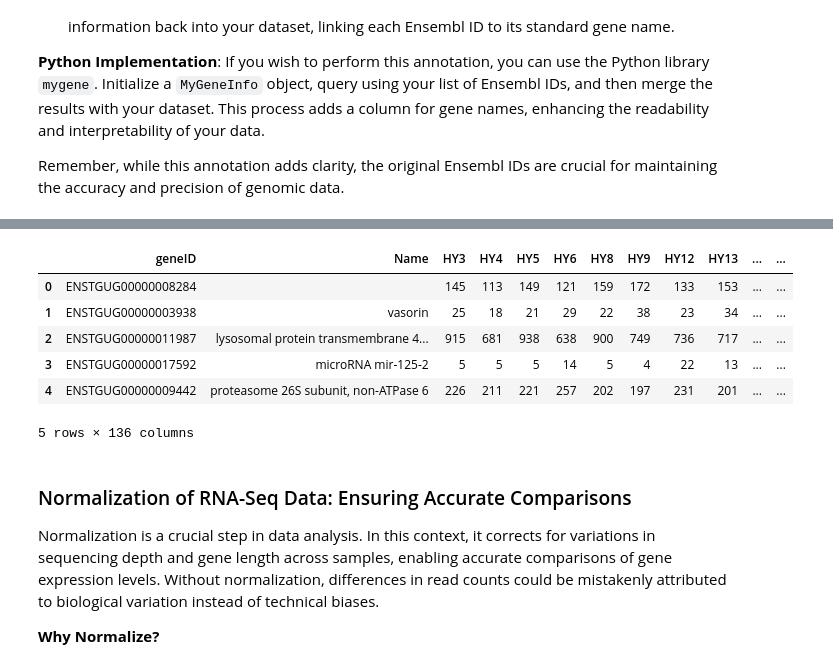
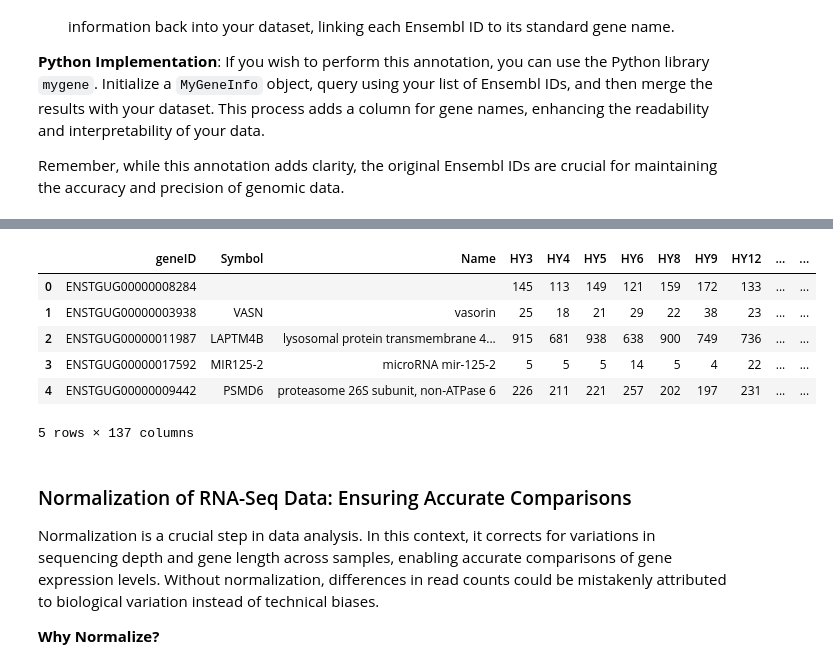
Before and after one commit to alirezanobakht13/Intro-bioinformatics, a Jupyter notebook: tasks/the-songbird-study/SongBirdStudy.ipynb, the cells around one changed output, grey strips where cells are left out. Saved outputs shown, nothing was run; the diff lists cells and outputs as text; code cells hidden in the pictures.

```diff
--- a/tasks/the-songbird-study/SongBirdStudy.ipynb
+++ b/tasks/the-songbird-study/SongBirdStudy.ipynb
@@ -139,5 +139,13 @@ for package in REQUIRED_PACKAGES:
         print('{} is NOT installed'.format(package))
         install(package)
         print('{} was successfully installed.'.format(package))
+
+
+colab = True
+pre_dir = ''
+if colab:
+    from google.colab import drive
+    drive.mount('/content/drive')
+    pre_dir = '/content/drive/MyDrive/University/Master/Intro_to_inf/'
 # %% [output]
 biopython (1.83) is installed
@@ -301,8 +302,8 @@ Remember, while this annotation adds clarity, the original Ensembl IDs are cruci
 from pathlib import Path
 import json
 # Download information into a local file for a faster access
-gene_names_file = Path("./dataset/gene_names.json")
-expression_data = pd.read_csv('./dataset/GSE203528_readcount.xls', sep='\t')
+gene_names_file = Path(pre_dir + "./dataset/gene_names.json")
+expression_data = pd.read_csv(pre_dir + './dataset/GSE203528_readcount.xls', sep='\t')
 # %%
 from mygene import MyGeneInfo
 
@@ -313,9 +314,12 @@ if not gene_names_file.exists():
 
     for info in downloaded_gene_info:
         if info["query"] in gene_name_dict:
-            gene_name_dict[info["query"]] += " |&| " + info['name']
+            gene_name_dict[info["query"]]['name'] += " |&| " + info['name']
         elif "name" in info:
-            gene_name_dict[info["query"]] = info["name"]
+            gene_name_dict[info["query"]] = {'name': info["name"]}
+        if 'symbol' in info:
+            gene_name_dict[info["query"]]['symbol'] = info['symbol']
+            gene_name_dict[info['symbol']] = info['query']
 
     with open(gene_names_file, "w") as f:
         json.dump(gene_name_dict,f)
@@ -322,23 +344,35 @@ if not gene_names_file.exists():
 # %%
 with open(gene_names_file, 'r') as f:
     id_to_name = json.load(f)
 
 def get_name(gene_id: str):
     if gene_id in id_to_name:
-        return id_to_name[gene_id]
+        return id_to_name[gene_id]['name']
+    return ''
+
+def get_symbol(gene_id):
+    if gene_id in id_to_name:
+        if 'symbol' in id_to_name[gene_id]:
+            return id_to_name[gene_id]['symbol']
+    return ''
+
+def get_id(symbol):
+    if symbol in id_to_name:
+        return id_to_name[symbol]
     return ''
 
 exp_with_name = expression_data.copy()
 exp_with_name.insert(1,"Name", [get_name(i) for i in exp_with_name['geneID']])
+exp_with_name.insert(1,"Symbol", [get_symbol(i) for i in exp_with_name['geneID']])
 exp_with_name.head()
 # %% [output]
-|  | geneID | Name | HY3 | HY4 | HY5 | HY6 | HY8 | HY9 | HY12 | HY13 | ... | ... |
-| 0 | ENSTGUG00000008284 |  | 145 | 113 | 149 | 121 | 159 | 172 | 133 | 153 | ... | ... |
-| 1 | ENSTGUG00000003938 | vasorin | 25 | 18 | 21 | 29 | 22 | 38 | 23 | 34 | ... | ... |
-| 2 | ENSTGUG00000011987 | lysosomal protein transmembrane 4... | 915 | 681 | 938 | 638 | 900 | 749 | 736 | 717 | ... | ... |
-| 3 | ENSTGUG00000017592 | microRNA mir-125-2 | 5 | 5 | 5 | 14 | 5 | 4 | 22 | 13 | ... | ... |
-| 4 | ENSTGUG00000009442 | proteasome 26S subunit, non-ATPase 6 | 226 | 211 | 221 | 257 | 202 | 197 | 231 | 201 | ... | ... |
+|  | geneID | Symbol | Name | HY3 | HY4 | HY5 | HY6 | HY8 | HY9 | HY12 | ... | ... |
+| 0 | ENSTGUG00000008284 |  |  | 145 | 113 | 149 | 121 | 159 | 172 | 133 | ... | ... |
+| 1 | ENSTGUG00000003938 | VASN | vasorin | 25 | 18 | 21 | 29 | 22 | 38 | 23 | ... | ... |
+| 2 | ENSTGUG00000011987 | LAPTM4B | lysosomal protein transmembrane 4... | 915 | 681 | 938 | 638 | 900 | 749 | 736 | ... | ... |
+| 3 | ENSTGUG00000017592 | MIR125-2 | microRNA mir-125-2 | 5 | 5 | 5 | 14 | 5 | 4 | 22 | ... | ... |
+| 4 | ENSTGUG00000009442 | PSMD6 | proteasome 26S subunit, non-ATPase 6 | 226 | 211 | 221 | 257 | 202 | 197 | 231 | ... | ... |
-5 rows × 136 columns
+5 rows × 137 columns
 # %% [markdown]
 ### Normalization of RNA-Seq Data: Ensuring Accurate Comparisons
 
```
Also changed, not shown: parts of 25 cells of this notebook, 2 other files.
